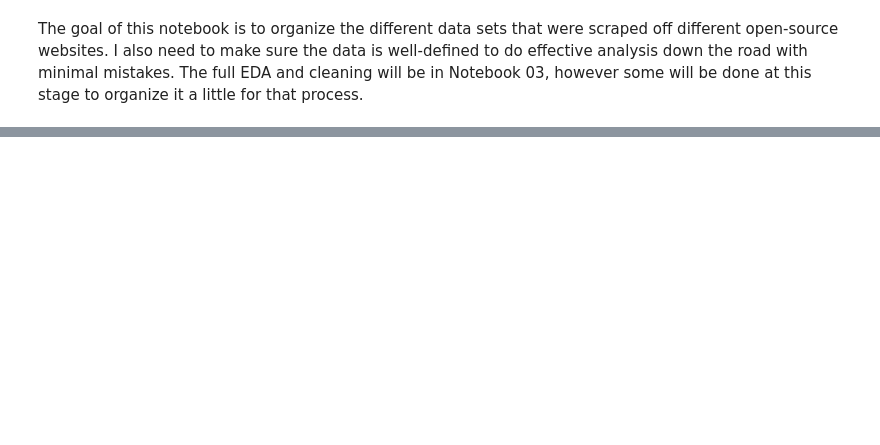
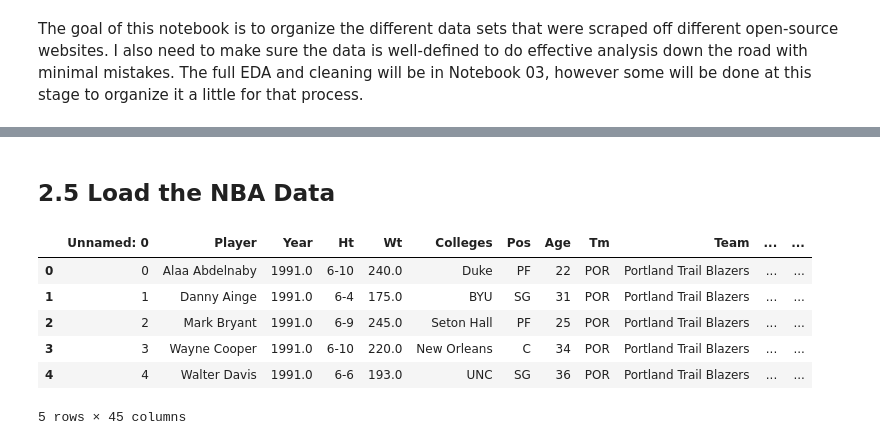
Before and after one commit to micahmatsuda021/NBA-Salary-Capstone, a Jupyter notebook: 02 Data Wrangling.ipynb, the cells around one changed output, grey strips where cells are left out. Drawn from its saved outputs; the diff is of its cells as text; code cells hidden in the pictures; blank space fills up the shorter version.

```diff
--- a/02 Data Wrangling.ipynb
+++ b/02 Data Wrangling.ipynb
@@ -296,0 +37,14 @@ players_stats.to_csv('players_stats.csv')
+# %% [markdown]
+## 2.5 Load the NBA Data
+# %%
+stats = pd.read_csv('NBA_Stats1980.csv')
+# %%
+stats.head()
+# %% [output]
+|  | Unnamed: 0 | Player | Year | Ht | Wt | Colleges | Pos | Age | Tm | Team | ... | ... |
+| 0 | 0 | Alaa Abdelnaby | 1991.0 | 6-10 | 240.0 | Duke | PF | 22 | POR | Portland Trail Blazers | ... | ... |
+| 1 | 1 | Danny Ainge | 1991.0 | 6-4 | 175.0 | BYU | SG | 31 | POR | Portland Trail Blazers | ... | ... |
+| 2 | 2 | Mark Bryant | 1991.0 | 6-9 | 245.0 | Seton Hall | PF | 25 | POR | Portland Trail Blazers | ... | ... |
+| 3 | 3 | Wayne Cooper | 1991.0 | 6-10 | 220.0 | New Orleans | C | 34 | POR | Portland Trail Blazers | ... | ... |
+| 4 | 4 | Walter Davis | 1991.0 | 6-6 | 193.0 | UNC | SG | 36 | POR | Portland Trail Blazers | ... | ... |
+5 rows × 45 columns
```
Also changed, not shown: parts of 69 cells of this notebook, 1 other file.
